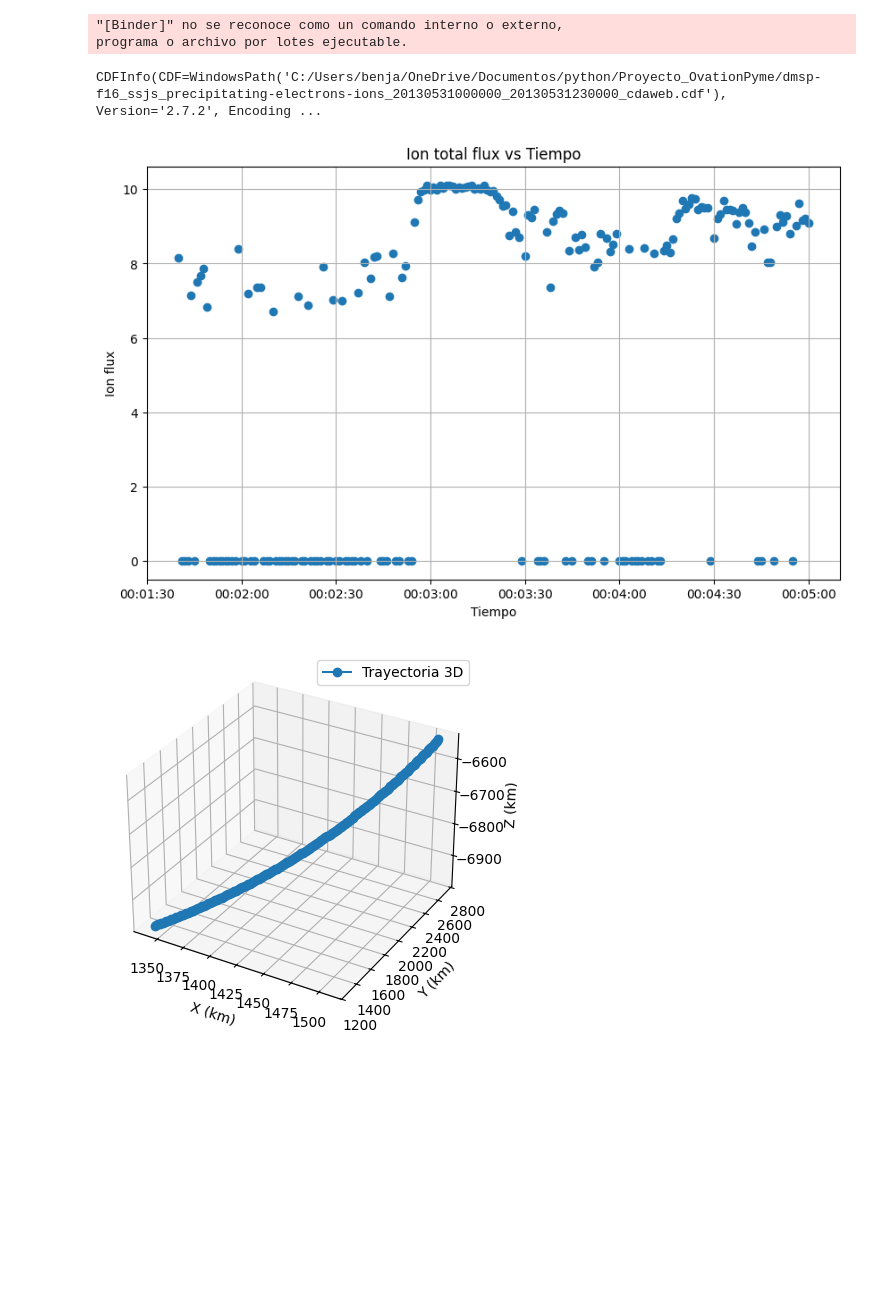
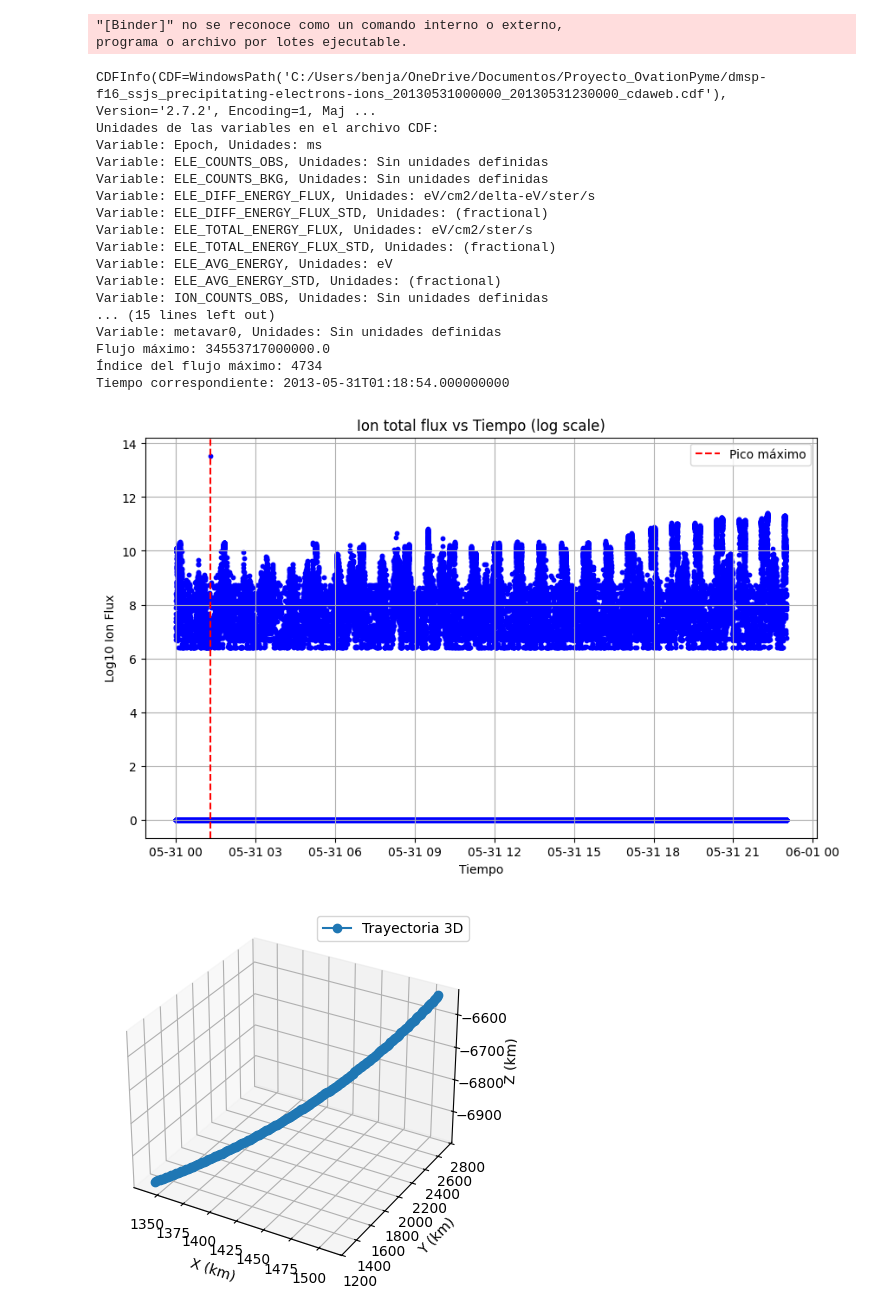
Before and after one commit to BenjaminEdwardsUsach/Proyecto_OvationPyme, a Jupyter notebook: Test03.ipynb, the cells around one changed output. Drawn from its saved outputs; the diff is of its cells as text; code cells hidden in the pictures; blank space fills up the shorter version.

Commit message:
Actualización y edición de datos

```diff
--- a/Test03.ipynb
+++ b/Test03.ipynb
@@ -53,38 +35,72 @@ programa o archivo por lotes ejecutable.
 # %%
 archivo = cdflib.CDF('dmsp-f16_ssjs_precipitating-electrons-ions_20130531000000_20130531230000_cdaweb.cdf')
 info = archivo.cdf_info()
 
 print(info)
 tiempo = archivo.varget('Epoch')
 total_i_flux = archivo.varget('ION_TOTAL_ENERGY_FLUX')
-N1=100
-N2=300
+log_i_flux = [math.log10(elem) if elem > 0 else float('nan') for elem in total_i_flux]
+variables = info.zVariables
+# Mostrar las unidades de cada variable
+print("Unidades de las variables en el archivo CDF:")
+for var in variables:
+    # Obtener los atributos de la variable
+    atributos = archivo.varattsget(var)
+
+    # Verificar si existe el atributo de unidades
+    unidades = atributos.get('UNITS', 'Sin unidades definidas')
+
+    print(f"Variable: {var}, Unidades: {unidades}")
+
+N1, N2 = 0, len(total_i_flux)  # Tomar todos los datos
 log_i_flux=[]
 I=N1
 for elem in total_i_flux:
     if I <= N2:
         if elem > 0:
             log_i_flux.append(math.log10(elem))
             I+=1
-
         else:
             log_i_flux.append(elem)
             I+=1
 #necesario para que sea legible
 tiempo_final = cdflib.cdfepoch.to_datetime(tiempo)
+max_flux = max(total_i_flux)
+max_idx = total_i_flux.tolist().index(max_flux)
+print("Flujo máximo:", max_flux)
+print("Índice del flujo máximo:", max_idx)
+print("Tiempo correspondiente:", tiempo_final[max_idx])
 
+
+# Gráfico con mejoras
 plt.figure(figsize=(10, 6))
-plt.scatter(tiempo_final[N1:N2+1],log_i_flux)
+plt.scatter(tiempo_final, log_i_flux, c='blue', s=10)
+plt.axvline(x=tiempo_final[max_idx], color='red', linestyle='--', label='Pico máximo')
 plt.xlabel('Tiempo')
-plt.ylabel('Ion flux')
-plt.title('Ion total flux vs Tiempo')
+plt.ylabel('Log10 Ion Flux')
+plt.title('Ion total flux vs Tiempo (log scale)')
+plt.legend()
 plt.grid(True)
 plt.show()
-# Carga el archivo CDF
-archivo_cdf = "ruta/del/archivo.cdf"
 # %% [output]
-CDFInfo(CDF=WindowsPath('C:/Users/benja/OneDrive/Documentos/python/Proyecto_OvationPyme/dmsp-f16_ssjs_precipitating-electrons-ions_20130531000000_20130531230000_cdaweb.cdf'), Version='2.7.2', Encoding ...
+CDFInfo(CDF=WindowsPath('C:/Users/benja/OneDrive/Documentos/Proyecto_OvationPyme/dmsp-f16_ssjs_precipitating-electrons-ions_20130531000000_20130531230000_cdaweb.cdf'), Version='2.7.2', Encoding=1, Maj ...
+Unidades de las variables en el archivo CDF:
+Variable: Epoch, Unidades: ms
+Variable: ELE_COUNTS_OBS, Unidades: Sin unidades definidas
+Variable: ELE_COUNTS_BKG, Unidades: Sin unidades definidas
+Variable: ELE_DIFF_ENERGY_FLUX, Unidades: eV/cm2/delta-eV/ster/s
+Variable: ELE_DIFF_ENERGY_FLUX_STD, Unidades: (fractional)
+Variable: ELE_TOTAL_ENERGY_FLUX, Unidades: eV/cm2/ster/s
+Variable: ELE_TOTAL_ENERGY_FLUX_STD, Unidades: (fractional)
+Variable: ELE_AVG_ENERGY, Unidades: eV
+Variable: ELE_AVG_ENERGY_STD, Unidades: (fractional)
+Variable: ION_COUNTS_OBS, Unidades: Sin unidades definidas
+... (15 lines left out)
+Variable: metavar0, Unidades: Sin unidades definidas
+Flujo máximo: 34553717000000.0
+Índice del flujo máximo: 4734
+Tiempo correspondiente: 2013-05-31T01:18:54.000000000
-[figure, old version]
+[figure, new version]
 # %%
 # Carga del archivo CDF
 archivo = cdflib.CDF('dmsp-f16_ssjs_precipitating-electrons-ions_20130531000000_20130531230000_cdaweb.cdf')
```
Also changed, not shown: parts of 5 cells of this notebook.
